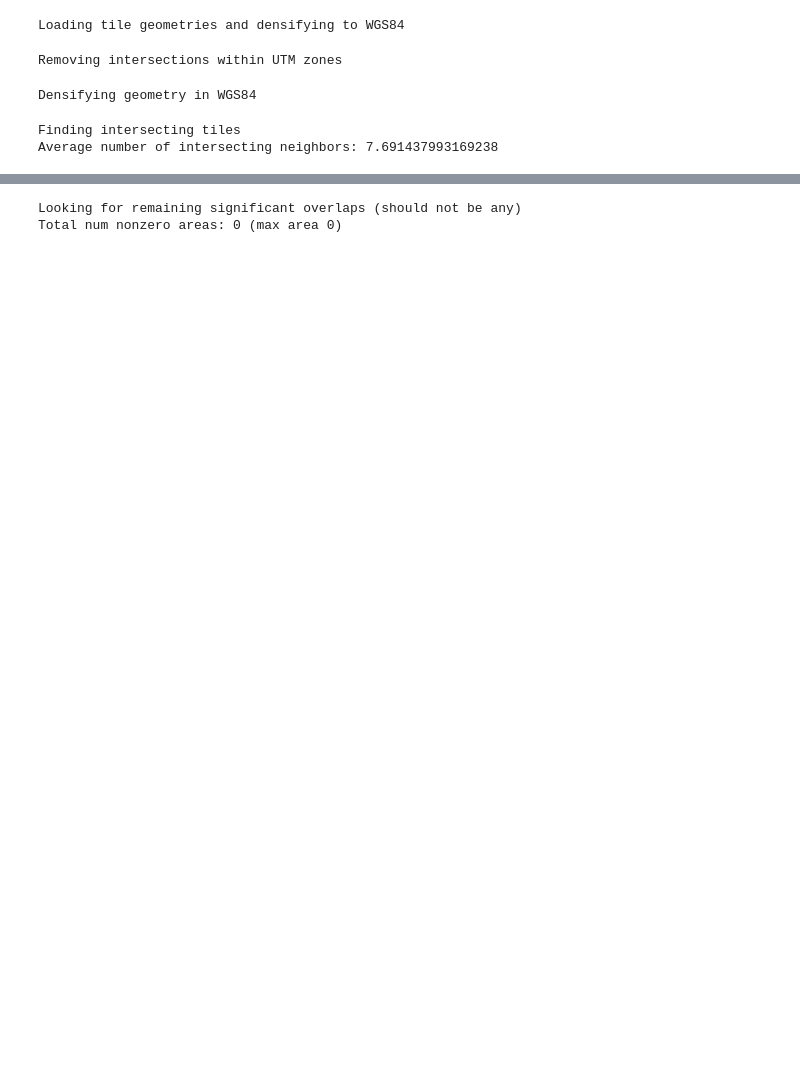
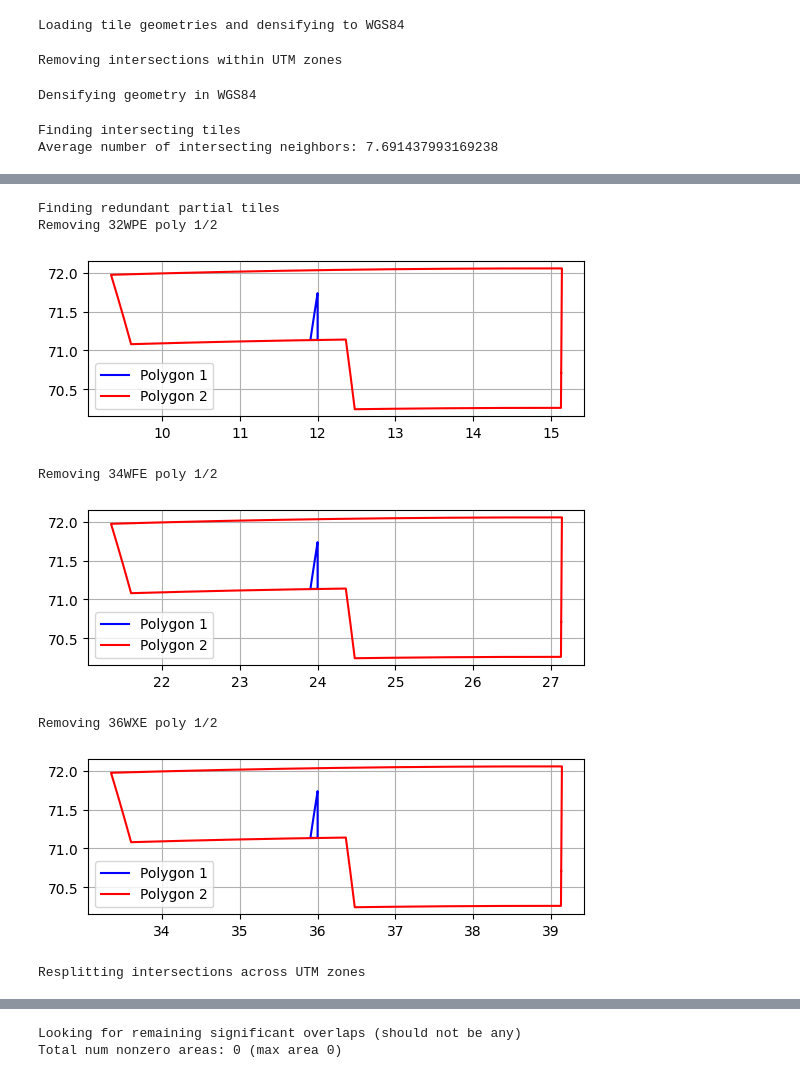
Before and after one commit to hamk-uas/preferred-tile, a Jupyter notebook: create_grid.ipynb, the cells around one changed output, grey strips where cells are left out. Cells and saved outputs as stored; diff of their text form; code cells hidden in the pictures; blank space fills up the shorter version.

Commit message:
Remove redundant parts

```diff
--- a/create_grid.ipynb
+++ b/create_grid.ipynb
@@ -448,0 +442,74 @@ for tile_id1, tile1 in tiles.items():
+# %%
+# Optional!
+if True:
+    print("Finding redundant partial tiles")
+    removable_polys = {}
+    for tile_id1, tile1 in list(tiles.items()):
+        geom1 = tile1["preferred_wgs84_polygon"]
+        tile_ids2 = list(filter(lambda tile_id2: tiles[tile_id2]["epsg_code"] != tile1["epsg_code"], intersect_graph.neighbors(tile_id1) if tile_id1 in intersect_graph else []))
+        polys2 = list(map(lambda tile_id2: tiles[tile_id2]["dense_wgs84_polygon"], tile_ids2))
+        if len(polys2) > 0:
+
+            #poly2 = unary_union(polys2)
+            polys2_union = unary_union(polys2)
+
+            # Handle different geometry types
+            if isinstance(geom1, MultiPolygon):
+                polys1 = geom1.geoms
+            elif isinstance(geom1, Polygon):
+                polys1 = [geom1]
+            else:
+                print(f"Invalid geometry {tile_id1}")
+            for index1, poly1 in enumerate(polys1):
+                residual_poly1 = clean_geometry(poly1.difference(polys2_union))
+                if residual_poly1.area == 0:
+                    print(f"Removing {tile_id1} poly {index1}/{len(polys1)}")
+                    # Plot
+                    fig, ax = plt.subplots()
+                    x1, y1 = poly1.exterior.xy
+                    ax.plot(x1, y1, color='blue', label='Polygon 1')
+                    x2, y2 = polys2_union.exterior.xy
+                    ax.plot(x2, y2, color='red', label='Polygon 2')
+                    ax.set_aspect('equal')
+                    ax.legend()
+                    ax.grid(True)
+                    tiles[tile_id1]["dense_wgs84_polygon"] = clean_geometry(tiles[tile_id1]["dense_wgs84_polygon"].difference(poly1))
+                    plt.show()
+# %% [output]
+Finding redundant partial tiles
+Removing 32WPE poly 1/2
+[figure, added]
+Removing 34WFE poly 1/2
+[figure, added]
+Removing 36WXE poly 1/2
+[figure, added]
+# %%
+# Resplit intersections across UTM zones by splitting at the mean of the central meridian of the UTM zones.
+print("Resplitting intersections across UTM zones")
+for tile_id1, tile1 in tiles.items():
+    tile1["preferred_wgs84_polygon"] = tile1["dense_wgs84_polygon"]
+
+for tile_id1, tile1 in tiles.items():
+    poly1 = tile1["preferred_wgs84_polygon"]
+    meridian1 = -180 + (tile1["utm_zone"]-1)*6 + 3
+    tile_ids2 = list(filter(lambda tile_id2: tiles[tile_id2]["utm_zone"] != tile1["utm_zone"], intersect_graph.neighbors(tile_id1)))
+    poly1_cutters = []
+    for tile_id2 in tile_ids2:
+        tile2 = tiles[tile_id2]
+        poly2 = tile2["preferred_wgs84_polygon"]
+        intersection = poly1.intersection(poly2)
+        if intersection.area > 0:
+            meridian2 = -180 + (tile2["utm_zone"]-1)*6 + 3
+            mean_meridian = (meridian1 + meridian2)*0.5
+            left_bbox = box(-180, -90, mean_meridian, 90)
+            right_bbox = box(mean_meridian, -90, 180, 90)
+            if meridian1 < meridian2:
+                poly2_new = poly2.intersection(right_bbox)
+            else:
+                poly2_new = poly2.intersection(left_bbox)
+            poly1_cutters.append(poly2_new)
+    poly1_cutter = unary_union(poly1_cutters)
+    poly1 = clean_geometry(poly1.difference(poly1_cutter))
+    tile1["preferred_wgs84_polygon"] = poly1
+# %% [output]
+Resplitting intersections across UTM zones
```
Also changed, not shown: parts of 10 cells of this notebook.
